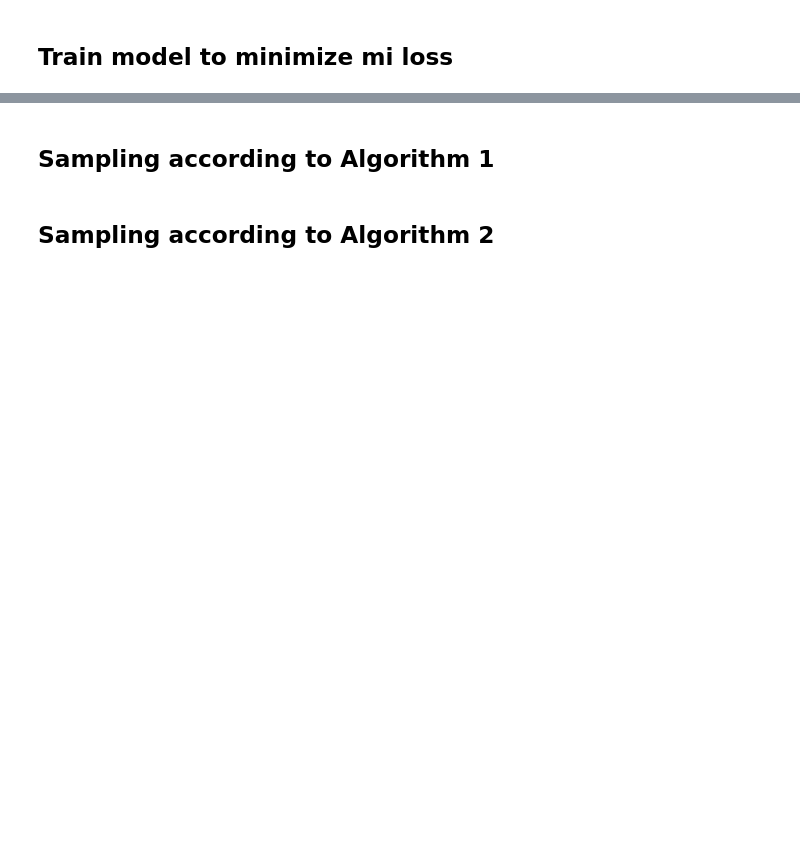
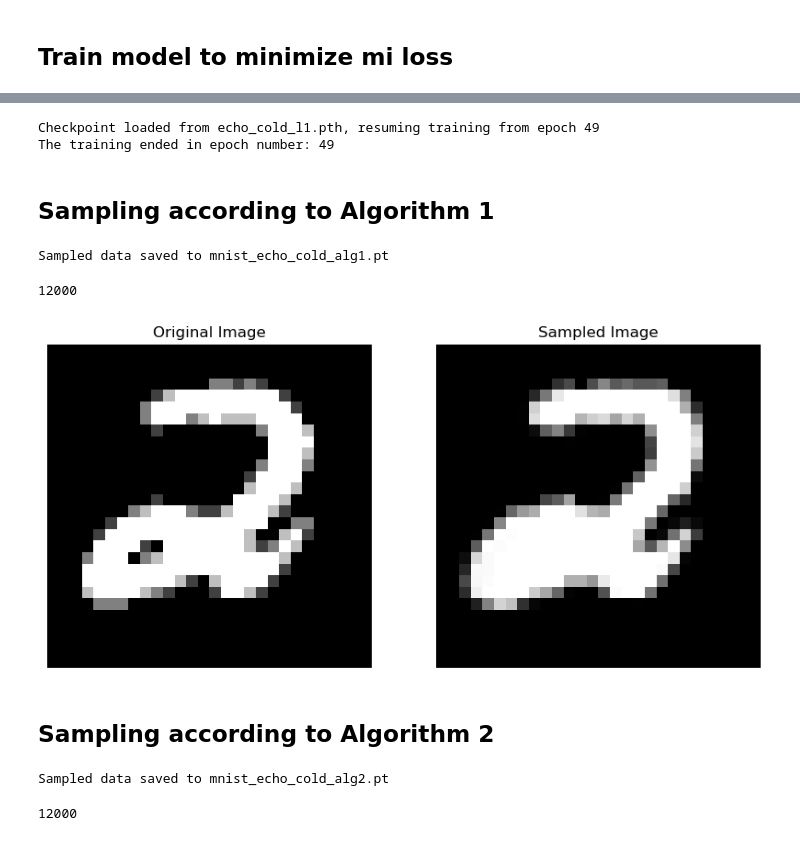
Before and after one commit to pthak006/echo_diffusion, a Jupyter notebook: echo_cold.ipynb, the cells around one changed output, grey strips where cells are left out. Cells and saved outputs as stored; diff of their text form; code cells hidden in the pictures; blank space fills up the shorter version.

Commit message:
performed echo diffusion for mnist

```diff
--- a/echo_cold.ipynb
+++ b/echo_cold.ipynb
@@ -275,11 +341,14 @@ OutOfMemoryError: CUDA out of memory. Tried to allocate 26.00 MiB. GPU
 input_shape = (1, 28, 28)
 
 # Example usage
-model = DiffusionModel(input_shape).to(device)
+model = ColdDiffusionModel(encoder, input_shape).to(device)
 optimizer = torch.optim.Adam(model.parameters(), lr=1e-3)
 
 start_epoch = load_checkpoint(model, optimizer, filename)
 print(f"The training ended in epoch number: {start_epoch}")
+# %% [output]
+Checkpoint loaded from echo_cold_l1.pth, resuming training from epoch 49
+The training ended in epoch number: 49
 # %% [markdown]
 ## Sampling according to Algorithm 1
 # %%
@@ -326,38 +394,46 @@ with torch.no_grad():
 # %%
-filename = 'echo_cold_alg1.pt)
+filename = 'mnist_echo_cold_alg1.pt'
 # Save the dictionary to a .pt file
 torch.save(sampled_data, filename)
 
 print(f"Sampled data saved to {filename}")
+# %% [output]
+Sampled data saved to mnist_echo_cold_alg1.pt
+# %%
+print(len(sampled_data))
+# %% [output]
+12000
 # %%
 import torch
 import matplotlib.pyplot as plt
 
 # Load the saved data
 sampled_data = torch.load(filename)
 
 # Access a specific entry
-index = 18 # Replace with the index you want to check
+index = 120 # Replace with the index you want to check
 original_image = sampled_data[index]['original_image']
 sampled_image = sampled_data[index]['sampled']
 
 
 
 # Convert the tensor to a numpy array
 original_image = original_image.cpu().numpy().transpose(1, 2, 0)
 sampled_image = sampled_image.cpu().numpy().transpose(1, 2, 0)
 
 # Plot the images
 fig, ax = plt.subplots(1, 2, figsize=(10, 5))
 ax[0].imshow(original_image, cmap='gray')
 ax[0].set_title('Original Image')
 ax[0].axis('off')
 
 ax[1].imshow(sampled_image, cmap='gray')
 ax[1].set_title('Sampled Image')
 ax[1].axis('off')
 
 plt.show()
+# %% [output]
+[figure, added]
 # %% [markdown]
 ## Sampling according to Algorithm 2
 # %%
@@ -403,0 +481,12 @@ with torch.no_grad():
+# %%
+filename = 'mnist_echo_cold_alg2.pt'
+# Save the dictionary to a .pt file
+torch.save(sampled_data, filename)
+
+print(f"Sampled data saved to {filename}")
+# %% [output]
+Sampled data saved to mnist_echo_cold_alg2.pt
+# %%
+print(len(sampled_data))
+# %% [output]
+12000
```
Also changed, not shown: parts of 8 cells of this notebook, 1 other file.
